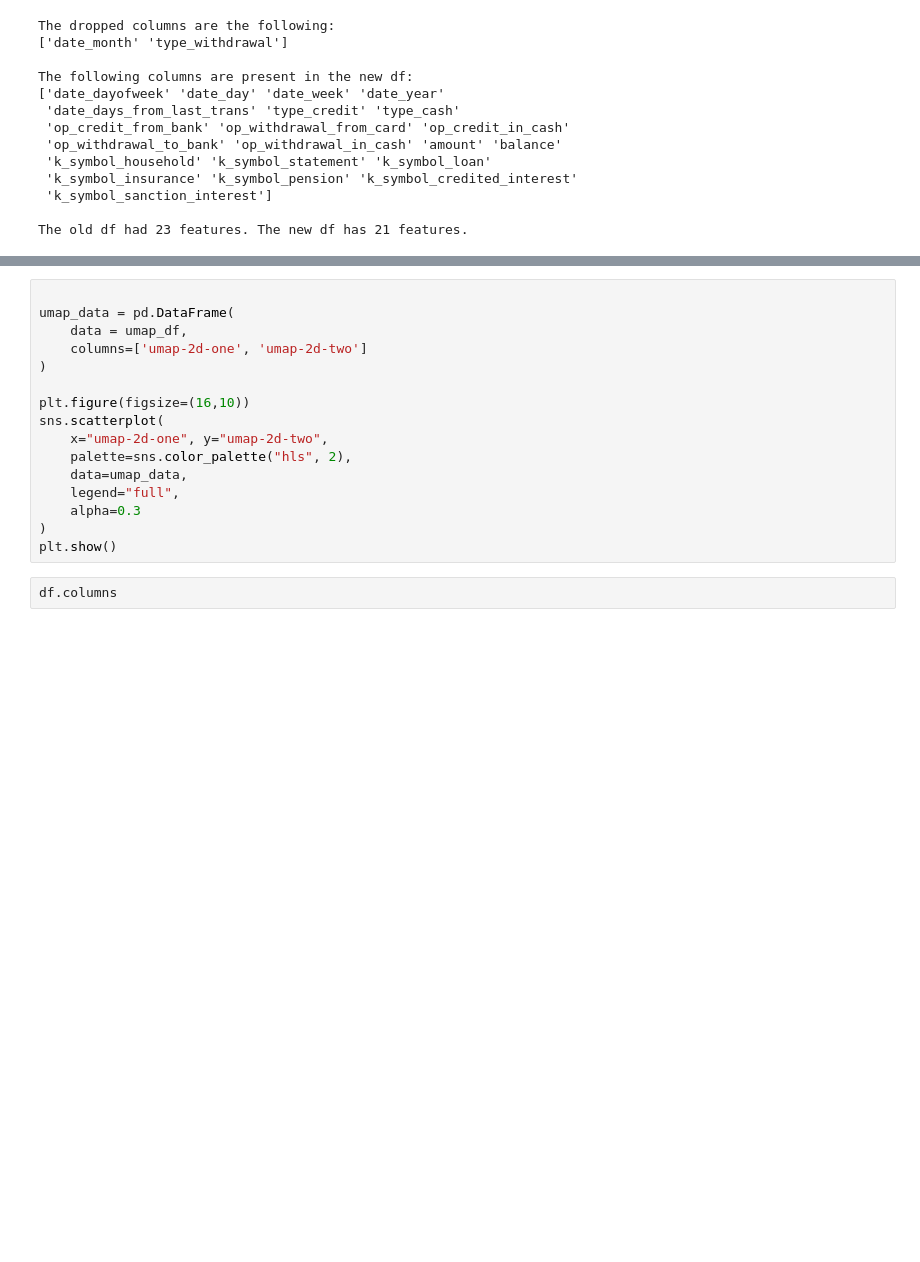
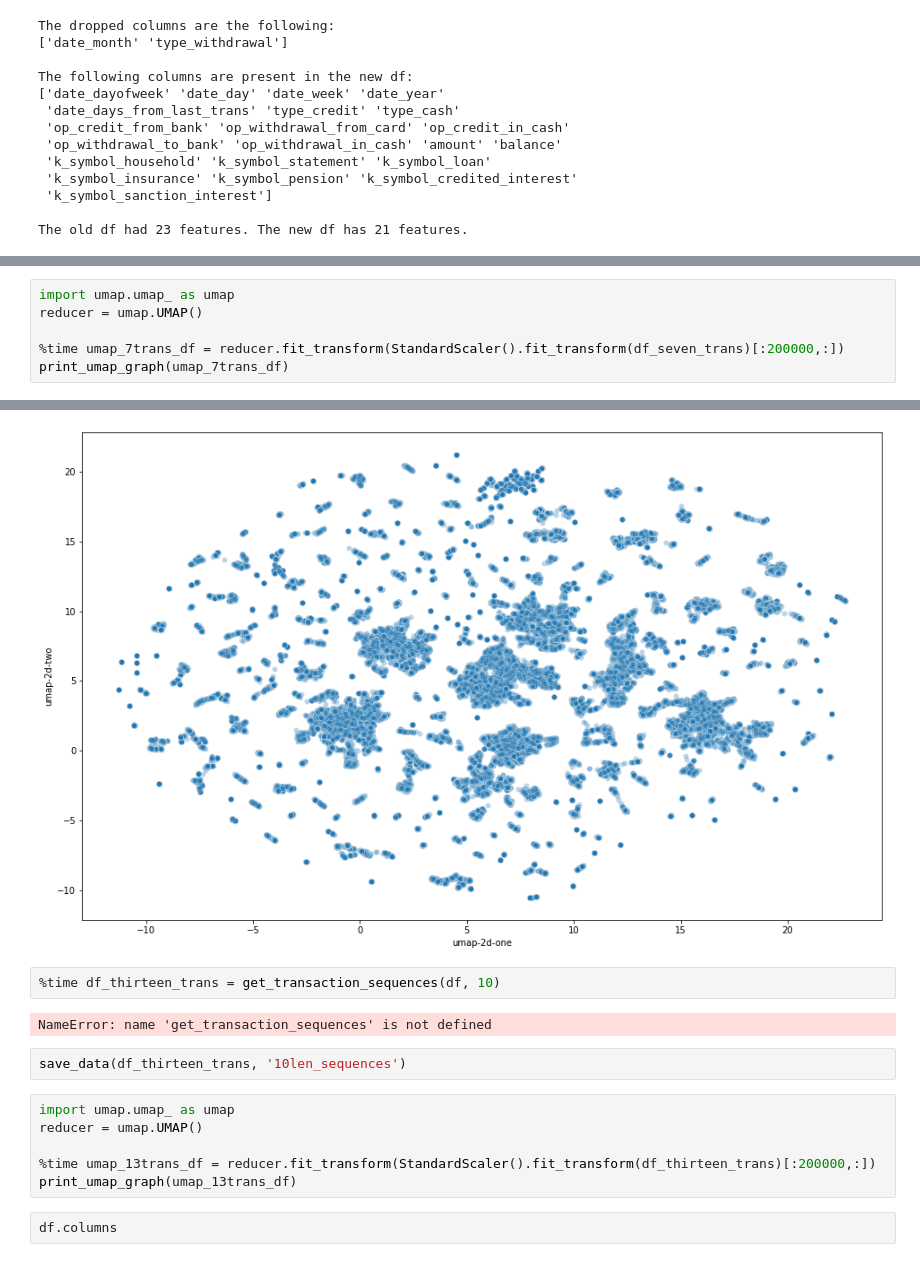
Before and after one commit to tfranza/ibotta_fraud, a Jupyter notebook: data/data_analysis/data_analysis_transactions.ipynb, the cells around one changed output, grey strips where cells are left out. Saved outputs shown, nothing was run; the diff lists cells and outputs as text; blank space fills up the shorter version.

```diff
--- a/data/data_analysis/data_analysis_transactions.ipynb
+++ b/data/data_analysis/data_analysis_transactions.ipynb
@@ -602,0 +809,7 @@ reducer = umap.UMAP()
+# %%
+import umap.umap_ as umap
+reducer = umap.UMAP()
+
+%time umap_7trans_df = reducer.fit_transform(StandardScaler().fit_transform(df_seven_trans)[:200000,:])
+print_umap_graph(umap_7trans_df)
+# %% [output]
@@ -603,19 +818,16 @@ reducer = umap.UMAP()
+[figure, added]
 # %%
-
-umap_data = pd.DataFrame(
-    data = umap_df,
-    columns=['umap-2d-one', 'umap-2d-two']
-)
-
-plt.figure(figsize=(16,10))
-sns.scatterplot(
-    x="umap-2d-one", y="umap-2d-two",
-    palette=sns.color_palette("hls", 2),
-    data=umap_data,
-    legend="full",
-    alpha=0.3
-)
-plt.show()
+%time df_thirteen_trans = get_transaction_sequences(df, 10)
+# %% [output]
+NameError: name 'get_transaction_sequences' is not defined
+# %%
+save_data(df_thirteen_trans, '10len_sequences')
+# %%
+import umap.umap_ as umap
+reducer = umap.UMAP()
+
+%time umap_13trans_df = reducer.fit_transform(StandardScaler().fit_transform(df_thirteen_trans)[:200000,:])
+print_umap_graph(umap_13trans_df)
 # %%
 df.columns
 # %%
```
Also changed, not shown: parts of 23 cells of this notebook, 3 other files.
